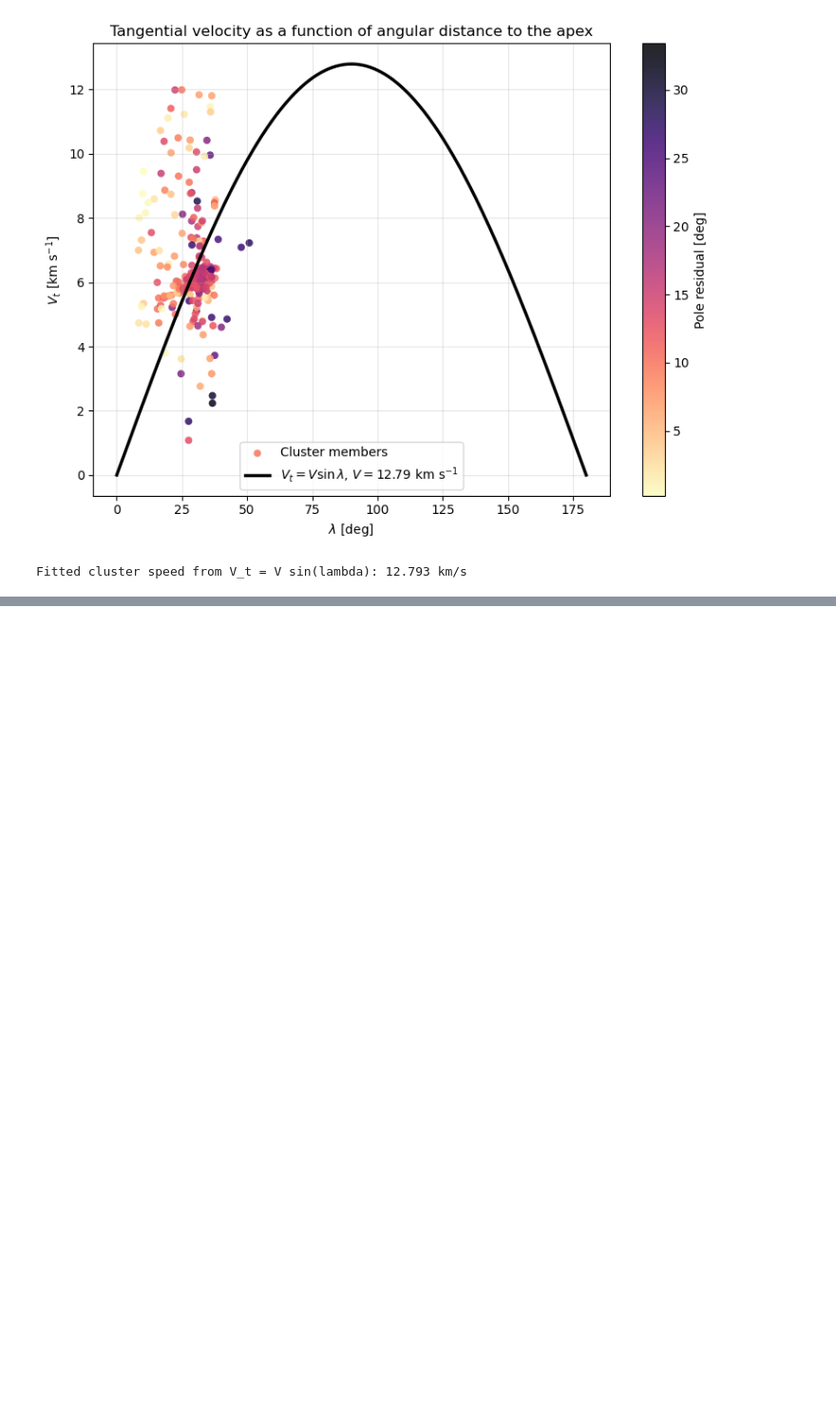
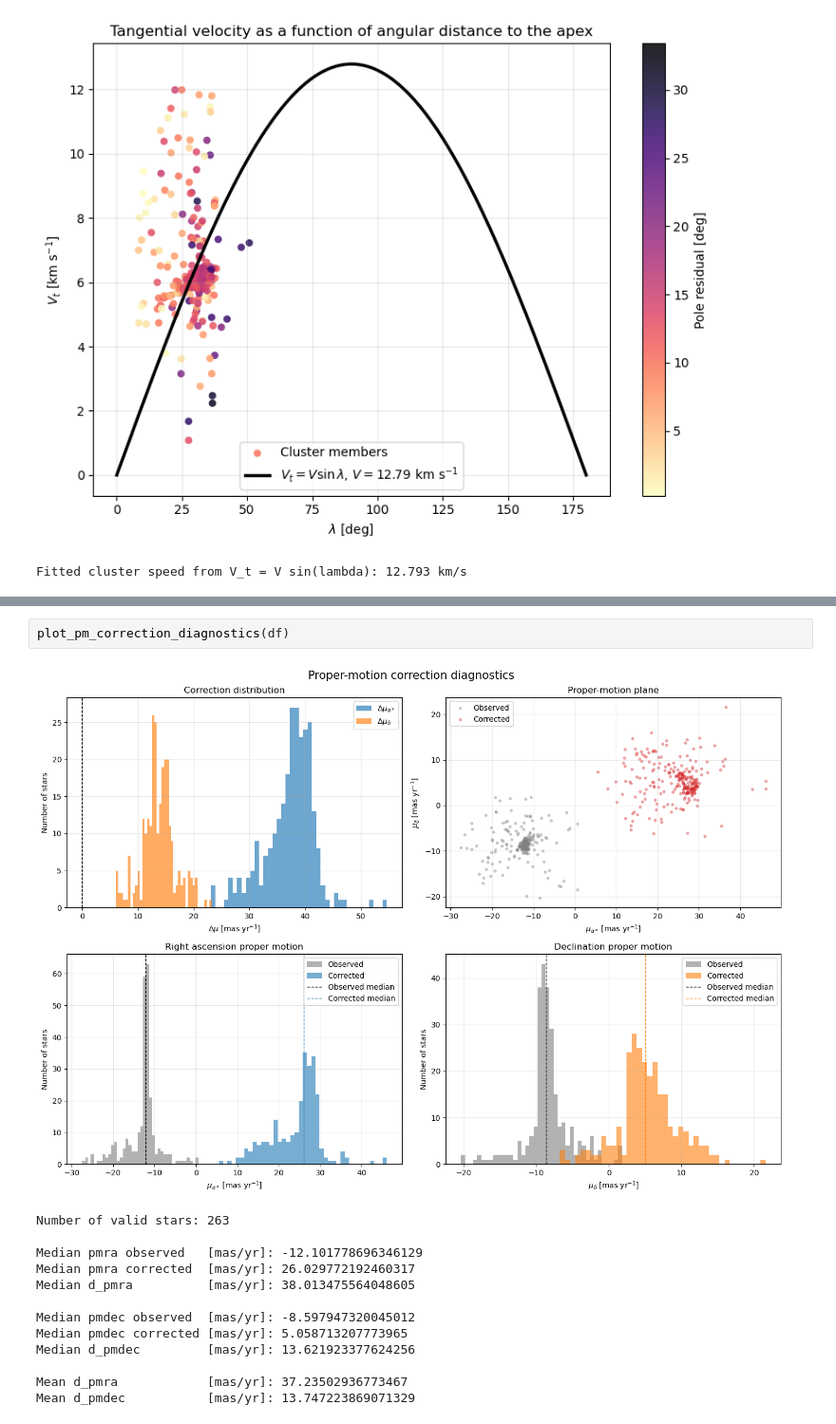
Before and after one commit to nicolasbojacarojas/clusterization_project, a Jupyter notebook: dev/pasantia/analisis_real/analisis_coma_corrected.ipynb, the cells around one changed output, grey strips where cells are left out. Shown at 95% size. Drawn from its saved outputs; the diff is of its cells as text; blank space fills up the shorter version.

```diff
--- a/dev/pasantia/analisis_real/analisis_coma_corrected.ipynb
+++ b/dev/pasantia/analisis_real/analisis_coma_corrected.ipynb
@@ -2640,0 +3092,16 @@ Fitted cluster speed from V_t = V sin(lambda): 12.793 km/s
+# %%
+plot_pm_correction_diagnostics(df)
+# %% [output]
+[figure, added]
+Number of valid stars: 263
+
+Median pmra observed   [mas/yr]: -12.101778696346129
+Median pmra corrected  [mas/yr]: 26.029772192460317
+Median d_pmra          [mas/yr]: 38.013475564048605
+
+Median pmdec observed  [mas/yr]: -8.597947320045012
+Median pmdec corrected [mas/yr]: 5.058713207773965
+Median d_pmdec         [mas/yr]: 13.621923377624256
+
+Mean d_pmra            [mas/yr]: 37.23502936773467
+Mean d_pmdec           [mas/yr]: 13.747223869071329
```
Also changed, not shown: parts of 3 cells of this notebook, 2 other files.
